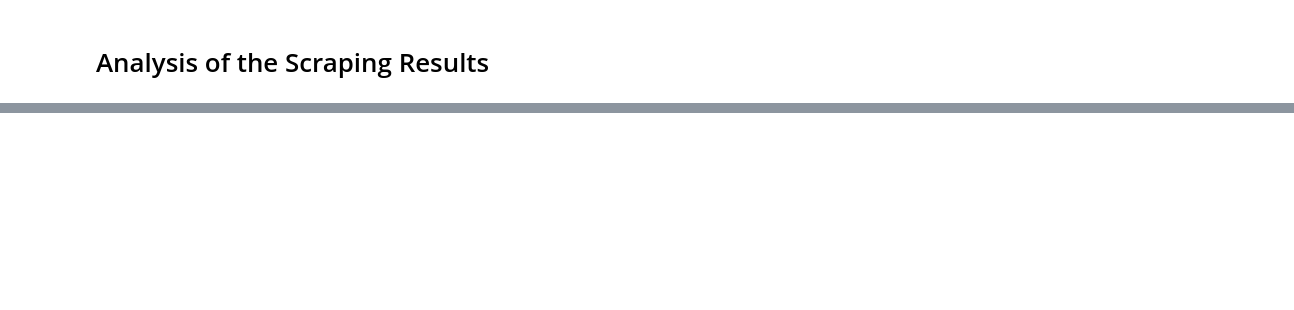
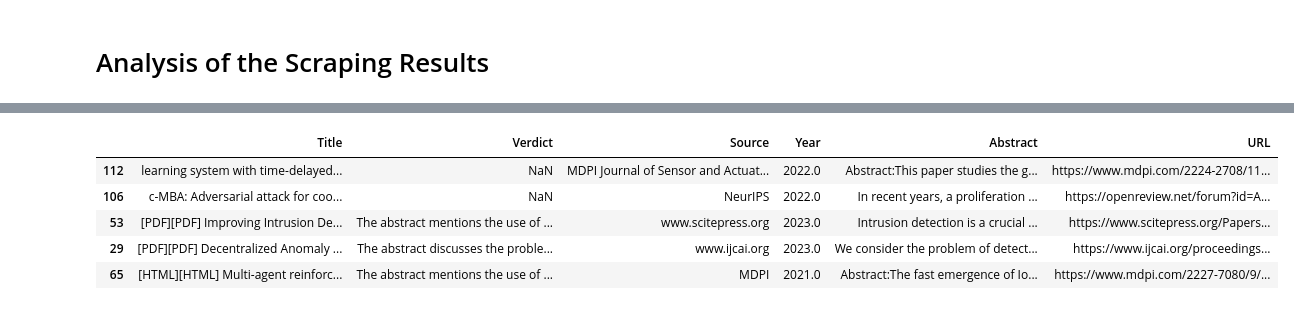
Before and after one commit to HamBa-m/sci-scraper, a Jupyter notebook: notebooks/eda.ipynb, the cells around one changed output, grey strips where cells are left out. Saved outputs shown, nothing was run; the diff lists cells and outputs as text; code cells hidden in the pictures; blank space fills up the shorter version.

```diff
--- a/notebooks/eda.ipynb
+++ b/notebooks/eda.ipynb
@@ -104,0 +83,3 @@ plt.show()
+# %%
+# import old_results
+old_results = pd.read_excel('../results/old_results.xlsx')
@@ -104,0 +114,21 @@ plt.show()
+# %%
+# merge old_results with df in a new dataframe (df2)
+cols = ['Title', 'Source', 'Year', 'Abstract','URL', 'is_relevent']
+df2 = pd.merge(df, old_results[cols], on='Title', how='outer')
+# merge x and y columns
+df2['Source'] = df2['Source_x'].fillna(df2['Source_y'])
+df2['Year'] = df2['Year_x'].fillna(df2['Year_y'])
+df2['Abstract'] = df2['Abstract_x'].fillna(df2['Abstract_y'])
+df2['URL'] = df2['URL_x'].fillna(df2['URL_y'])
+df2.drop(['Source_x', 'Source_y', 'Year_x', 'Year_y', 'Abstract_x', 'Abstract_y', 'URL_x', 'URL_y', 'is_relevent'], axis=1, inplace=True)
+# %%
+df2.sort_values('Title', ascending=False, inplace=True)
+# %%
+df2.head()
+# %% [output]
+|  | Title | Verdict | Source | Year | Abstract | URL |
+| 112 | learning system with time-delayed... | NaN | MDPI Journal of Sensor and Actuat... | 2022.0 | Abstract:This paper studies the g... | https://www.mdpi.com/2224-2708/11... |
+| 106 | c-MBA: Adversarial attack for coo... | NaN | NeurIPS | 2022.0 | In recent years, a proliferation ... | https://openreview.net/forum?id=A... |
+| 53 | [PDF][PDF] Improving Intrusion De... | The abstract mentions the use of ... | www.scitepress.org | 2023.0 | Intrusion detection is a crucial ... | https://www.scitepress.org/Papers... |
+| 29 | [PDF][PDF] Decentralized Anomaly ... | The abstract discusses the proble... | www.ijcai.org | 2023.0 | We consider the problem of detect... | https://www.ijcai.org/proceedings... |
+| 65 | [HTML][HTML] Multi-agent reinforc... | The abstract mentions the use of ... | MDPI | 2021.0 | Abstract:The fast emergence of Io... | https://www.mdpi.com/2227-7080/9/... |
```
Also changed, not shown: parts of 12 cells of this notebook, 5 other files.
